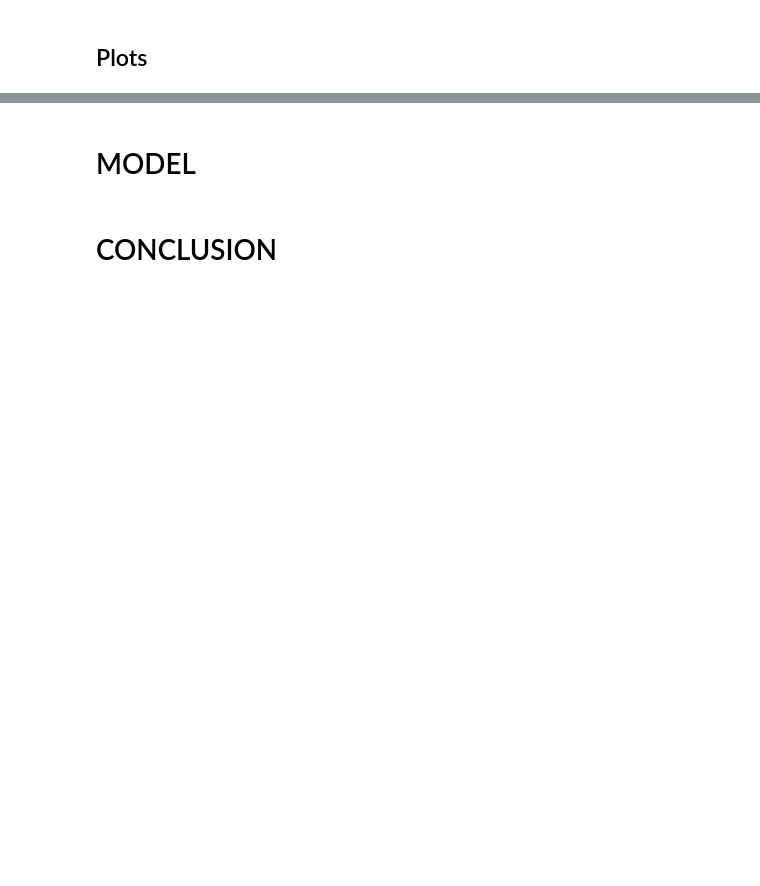
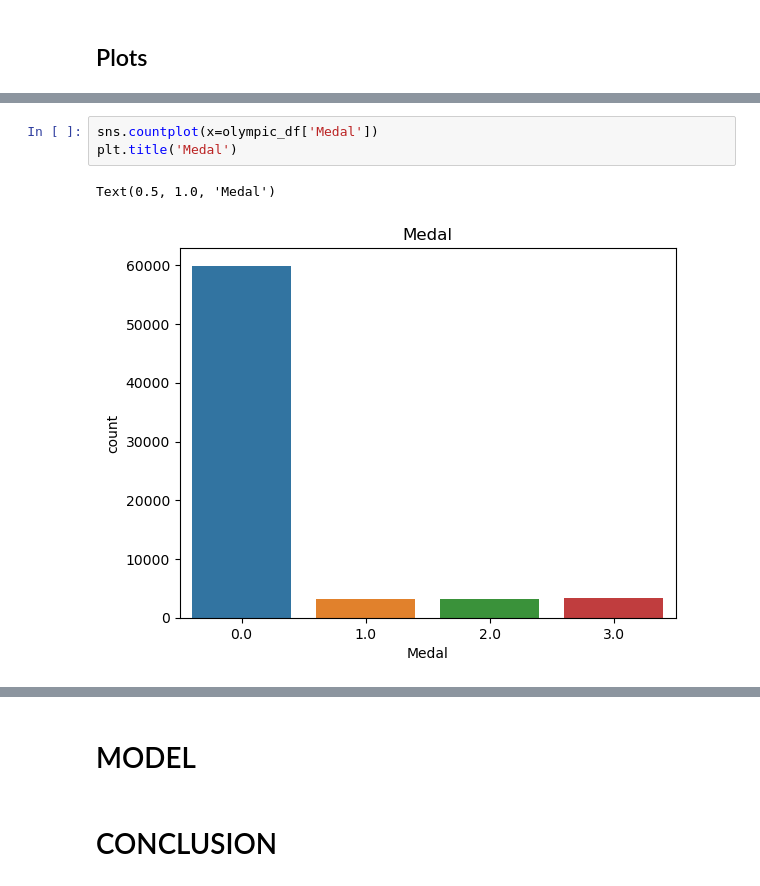
Before and after one commit to Onath/Programming_Project_Olympic_Data, a Jupyter notebook: VR503361_final_project_olympic_data.ipynb, the cells around one changed output, grey strips where cells are left out. Drawn from its saved outputs; the diff is of its cells as text; blank space fills up the shorter version.

```diff
--- a/VR503361_final_project_olympic_data.ipynb
+++ b/VR503361_final_project_olympic_data.ipynb
@@ -450,0 +299,6 @@ memory usage: 8.5+ MB
+# %%
+sns.countplot(x=olympic_df['Medal'])
+plt.title('Medal')
+# %% [output]
+Text(0.5, 1.0, 'Medal')
+[figure, added]
```
Also changed, not shown: parts of 55 cells of this notebook, 2 other files.
